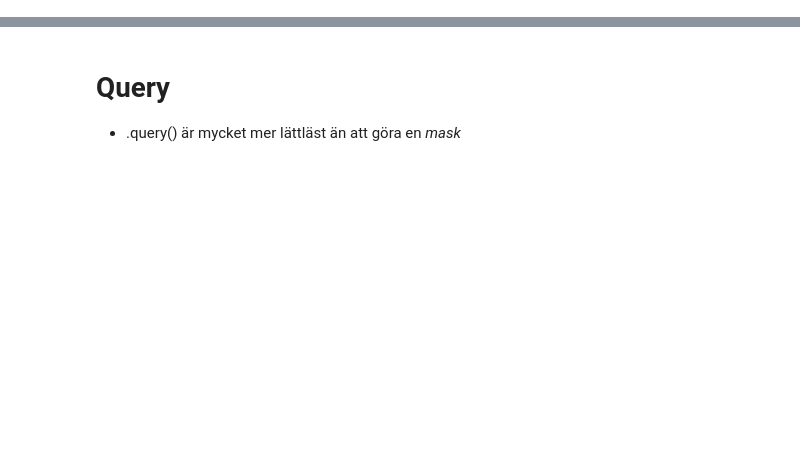
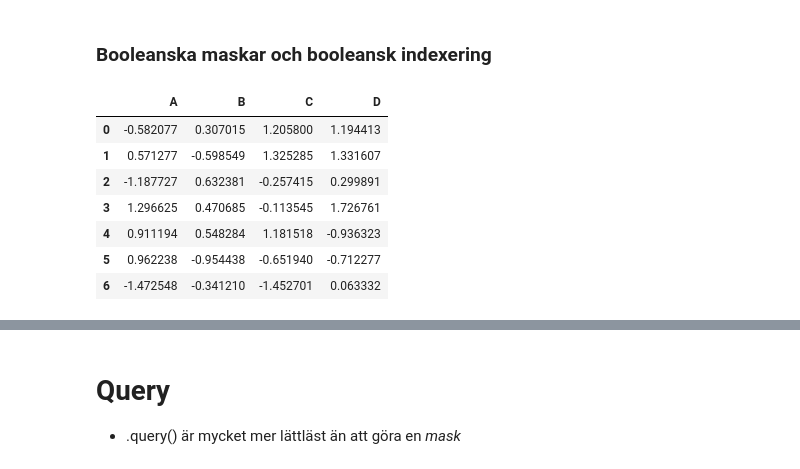
Before and after one commit to nabil0n/Databehandling-AI23-Isak-Andersson, a Jupyter notebook: Genomgångar/06_Query.ipynb, the cells around one changed output, grey strips where cells are left out. Cells and saved outputs as stored; diff of their text form; code cells hidden in the pictures; blank space fills up the shorter version.

```diff
--- a/Genomgångar/06_Query.ipynb
+++ b/Genomgångar/06_Query.ipynb
@@ -0,0 +5,14 @@
+# %% [markdown]
+### Booleanska maskar och booleansk indexering
+# %%
+floats = pd.DataFrame(np.random.randn(7, 4), columns=list('ABCD'))
+floats
+# %% [output]
+|  | A | B | C | D |
+| 0 | -0.582077 | 0.307015 | 1.205800 | 1.194413 |
+| 1 | 0.571277 | -0.598549 | 1.325285 | 1.331607 |
+| 2 | -1.187727 | 0.632381 | -0.257415 | 0.299891 |
+| 3 | 1.296625 | 0.470685 | -0.113545 | 1.726761 |
+| 4 | 0.911194 | 0.548284 | 1.181518 | -0.936323 |
+| 5 | 0.962238 | -0.954438 | -0.651940 | -0.712277 |
+| 6 | -1.472548 | -0.341210 | -1.452701 | 0.063332 |
```
Also changed, not shown: parts of 3 cells of this notebook, 1 other file.
